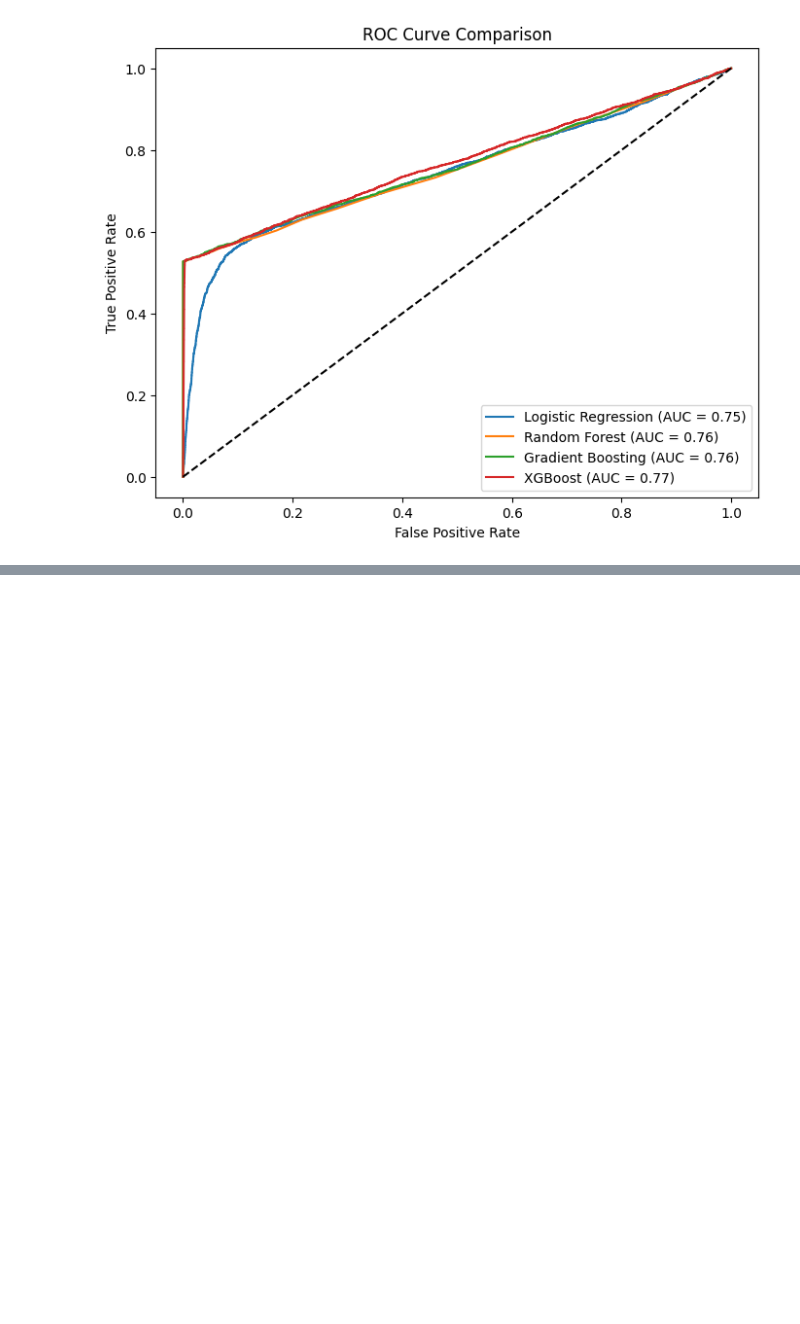
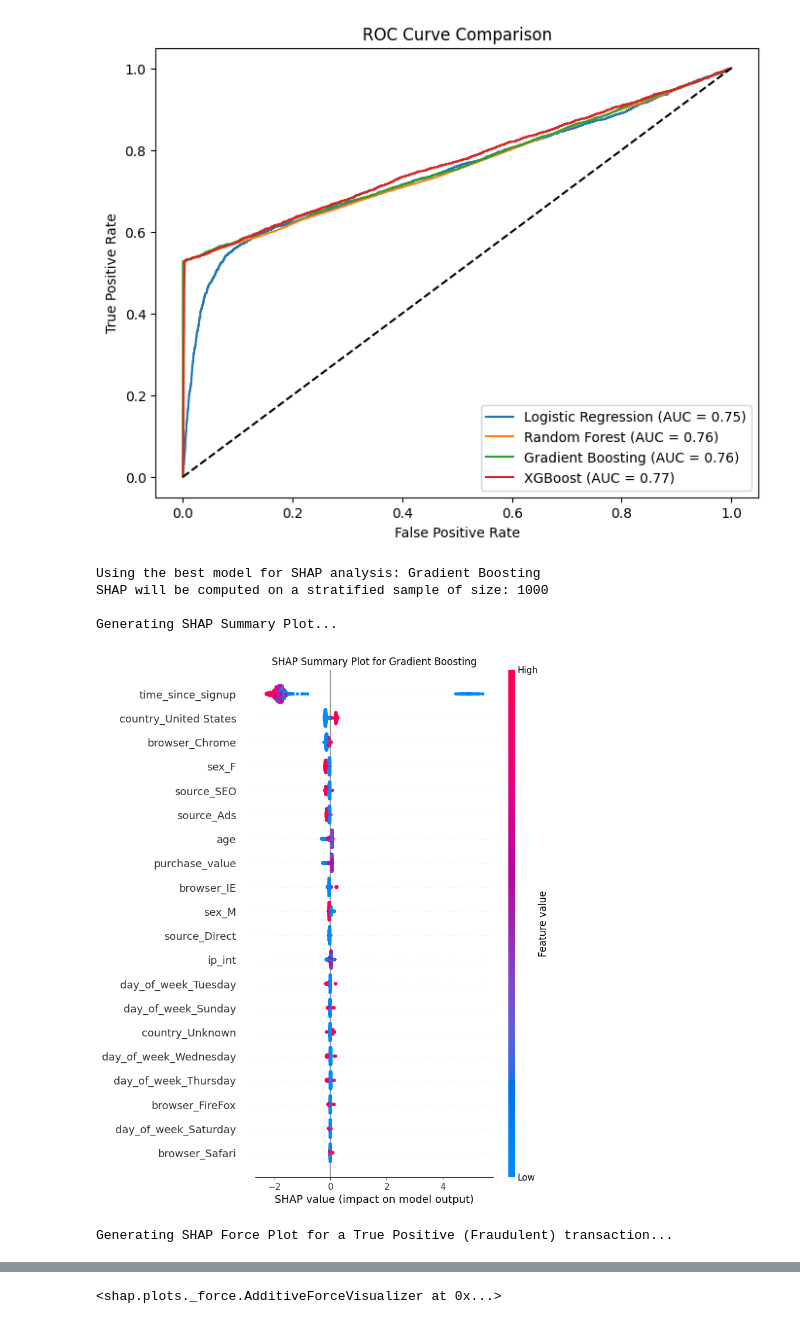
Before and after one commit to AmhaBK/fintech-fraud-analysis, a Jupyter notebook: notebooks/fraud_data_processing.ipynb, the cells around one changed output, grey strips where cells are left out. Cells and saved outputs as stored; diff of their text form; code cells hidden in the pictures; blank space fills up the shorter version.

```diff
--- a/notebooks/fraud_data_processing.ipynb
+++ b/notebooks/fraud_data_processing.ipynb
@@ -270,0 +329,78 @@ plt.show()
+# %%
+# Identify all columns to drop before applying SHAP
+
+columns_to_drop = ['class', 'user_id', 'device_id', 'ip_address', 'signup_time', 'purchase_time']
+
+# Identify the categorical columns that were one-hot encoded
+categorical_features = ['source', 'browser', 'sex', 'country', 'day_of_week', 'hour_of_day'] # Assuming 'country' was created in your merging step
+
+# Create a list of the numerical columns that you will keep
+all_columns = fraud_df.columns.tolist()
+numerical_features = [col for col in all_columns if col not in columns_to_drop and col not in categorical_features]
+
+# Perform One-Hot Encoding and get the new feature names
+from sklearn.preprocessing import OneHotEncoder
+
+# Get the names of the new columns created by the encoder.
+encoded_feature_names = list(encoder.get_feature_names_out(categorical_features))
+
+# Combine the lists to create the final list of feature names
+all_feature_names_after_preprocessing = numerical_features + encoded_feature_names
+# %%
+import shap
+import pandas as pd
+import numpy as np
+import matplotlib.pyplot as plt
+
+# Make sure you have this list ready from your preprocessing steps
+# all_feature_names_after_preprocessing = ['purchase_value', 'age', 'time_since_signup', 'source_SEO', 'source_Ads', ...]
+
+# --- 1. Identify the best model ---
+best_model_name = results_df.sort_values(by="AUC-PR", ascending=False).iloc[0]["Model"]
+best_model = models[best_model_name]
+print(f"Using the best model for SHAP analysis: {best_model_name}")
+
+# --- 2. Create a Representative Sample for SHAP ---
+sample_size = 1000
+if len(Xf_test_scaled) > sample_size:
+    from sklearn.model_selection import StratifiedShuffleSplit
+
+    # Create DataFrame with the correct column names
+    X_test_scaled_df = pd.DataFrame(Xf_test_scaled, columns=all_feature_names_after_preprocessing)
+
+    sss = StratifiedShuffleSplit(n_splits=1, test_size=sample_size, random_state=42)
+    for _, test_index in sss.split(X_test_scaled_df, yf_test):
+        X_test_sample = X_test_scaled_df.iloc[test_index]
+        y_test_sample = yf_test.iloc[test_index]
+else:
+    X_test_sample = pd.DataFrame(Xf_test_scaled, columns=all_feature_names_after_preprocessing)
+    y_test_sample = yf_test
+
+print(f"SHAP will be computed on a stratified sample of size: {len(X_test_sample)}")
+
+# --- 3. Calculate SHAP Values ---
+explainer = shap.TreeExplainer(best_model)
+shap_values = explainer.shap_values(X_test_sample)
+
+# --- 4. Generate and Interpret SHAP Plots ---
+print("\nGenerating SHAP Summary Plot...")
+shap.summary_plot(shap_values, X_test_sample, show=False)
+plt.title(f'SHAP Summary Plot for {best_model_name}')
+plt.show()
+
+# Find an example of a True Positive (correctly predicted as fraudulent)
+tp_index = np.where((best_model.predict(X_test_sample) == 1) & (y_test_sample == 1))[0]
+if len(tp_index) > 0:
+    tp_instance_index = tp_index[0]
+    print("\nGenerating SHAP Force Plot for a True Positive (Fraudulent) transaction...")
+    shap.initjs()
+    display(shap.force_plot(explainer.expected_value, shap_values[tp_instance_index,:], X_test_sample.iloc[tp_instance_index,:]))
+else:
+    print("\nCould not find a True Positive example in the sample.")
+# %% [output]
+Using the best model for SHAP analysis: Gradient Boosting
+SHAP will be computed on a stratified sample of size: 1000
+
+Generating SHAP Summary Plot...
+[figure, added]
+Generating SHAP Force Plot for a True Positive (Fraudulent) transaction...
@@ -270,0 +408 @@ plt.show()
+<shap.plots._force.AdditiveForceVisualizer at 0x...>
```
Also changed, not shown: parts of 18 cells of this notebook, 1 other file.
